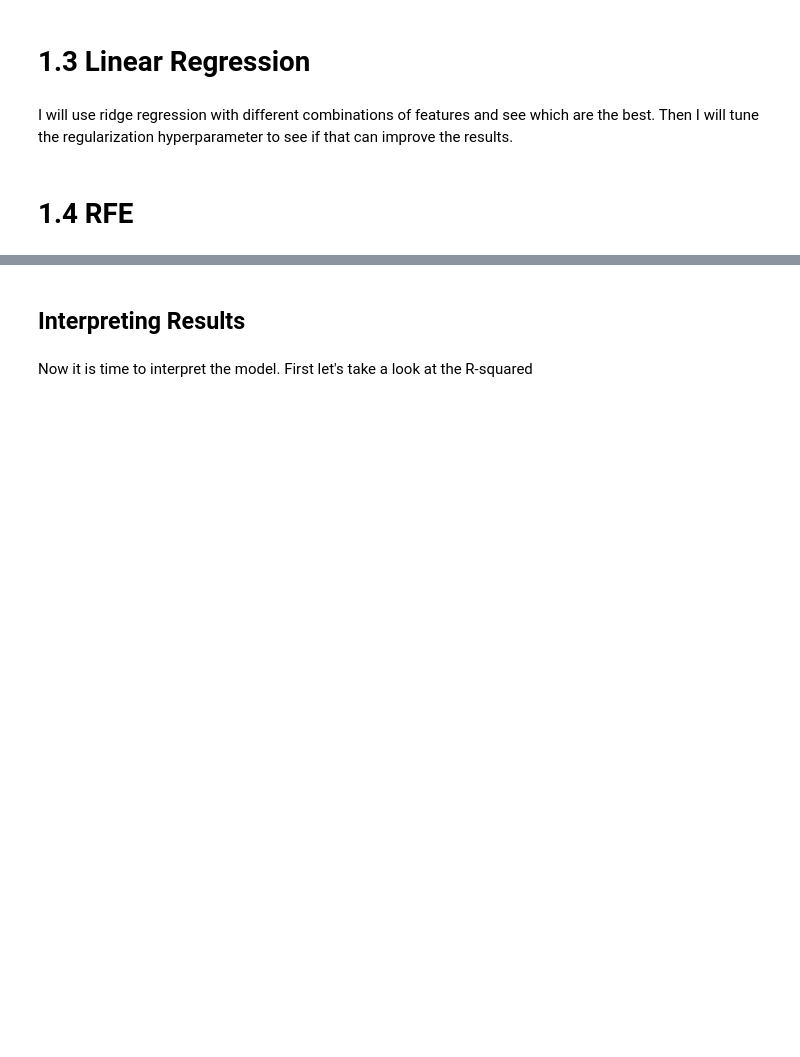
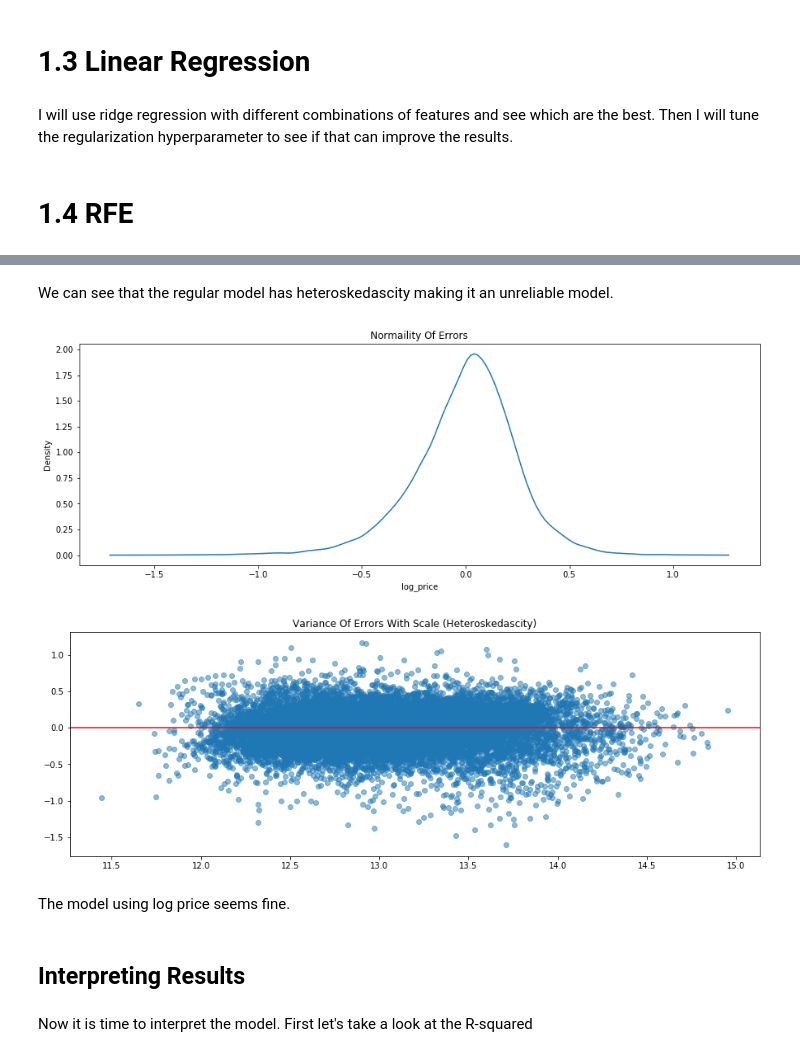
Before and after one commit to georgewillben/King_County_House_Prices, a Jupyter notebook: Modeling.ipynb, the cells around one changed output, grey strips where cells are left out. Cells and saved outputs as stored; diff of their text form; code cells hidden in the pictures; blank space fills up the shorter version.

```diff
--- a/Modeling.ipynb
+++ b/Modeling.ipynb
@@ -142,3 +184,13 @@ It seems the model holds up well until the price gets extremely large.
+# %% [markdown]
+We can see that the regular model has heteroskedascity making it an unreliable model.
+# %%
+# plot results for model using log price
+error_plots(log_errors, log_yhat)
+# %% [output]
+[figure, added]
+[figure, added]
+# %% [markdown]
+The model using log price seems fine.
 # %% [markdown]
 ## Interpreting Results
 # %% [markdown]
```
Also changed, not shown: parts of 39 cells of this notebook, 1 other file.
